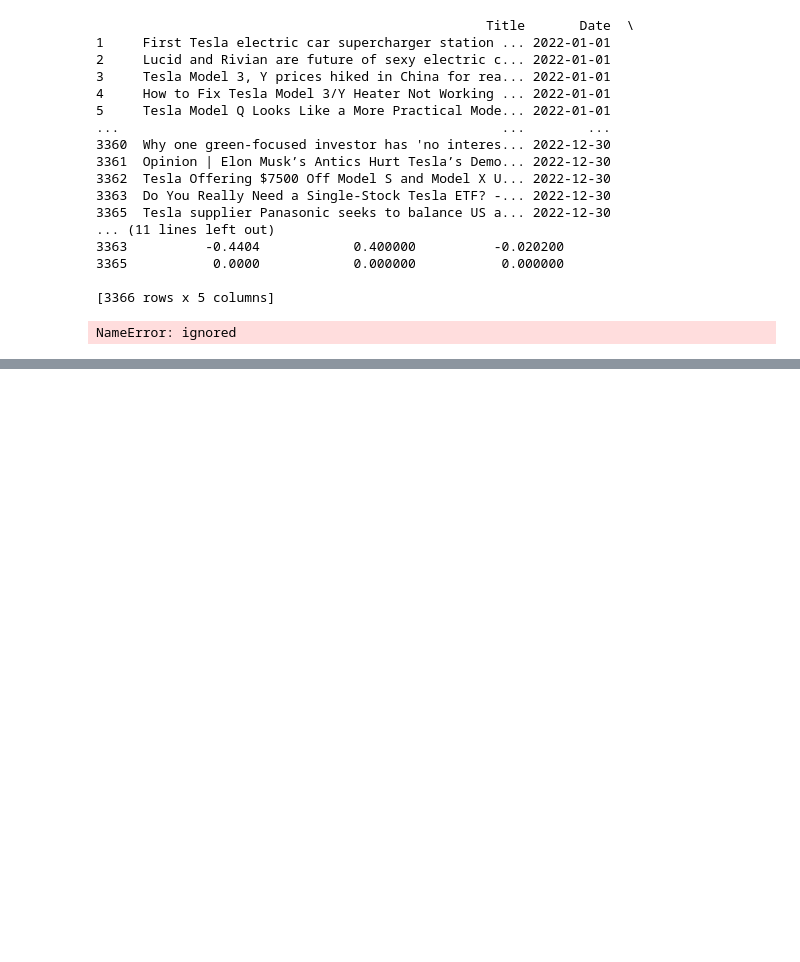
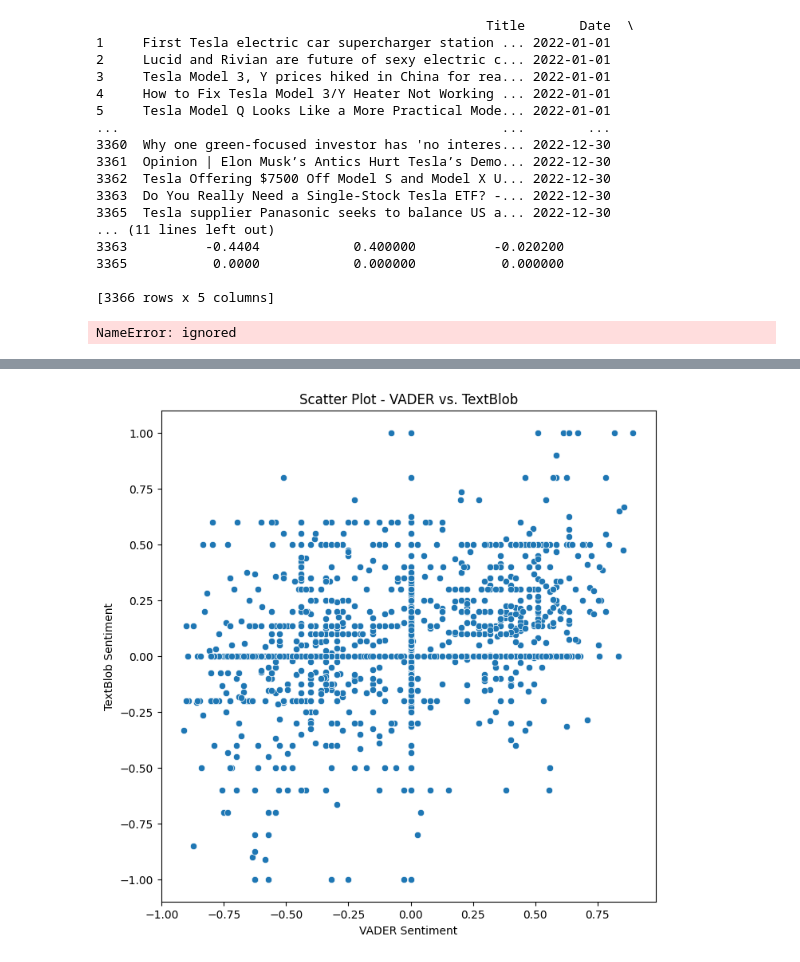
Before and after one commit to akhilgiridhar/Volatility-News_StockPredictor, a Jupyter notebook: Sentiment_Analysis.ipynb, the cells around one changed output, grey strips where cells are left out. Cells and saved outputs as stored; diff of their text form; code cells hidden in the pictures; blank space fills up the shorter version.

```diff
--- a/Sentiment_Analysis.ipynb
+++ b/Sentiment_Analysis.ipynb
@@ -172,0 +196,13 @@ df_sentiment_2022.to_csv("Headlines2022_Sentiment_Analysis.csv")
+# %%
+import matplotlib.pyplot as plt
+import seaborn as sns
+
+# Scatter Plot - VADER vs. TextBlob
+plt.figure(figsize=(8, 8))
+sns.scatterplot(x='Sentiment_VADER', y='Sentiment_TextBlob', data=df)
+plt.title('Scatter Plot - VADER vs. TextBlob')
+plt.xlabel('VADER Sentiment')
+plt.ylabel('TextBlob Sentiment')
+plt.show()
+# %% [output]
+[figure, added]
```
Also changed, not shown: parts of 7 cells of this notebook.
